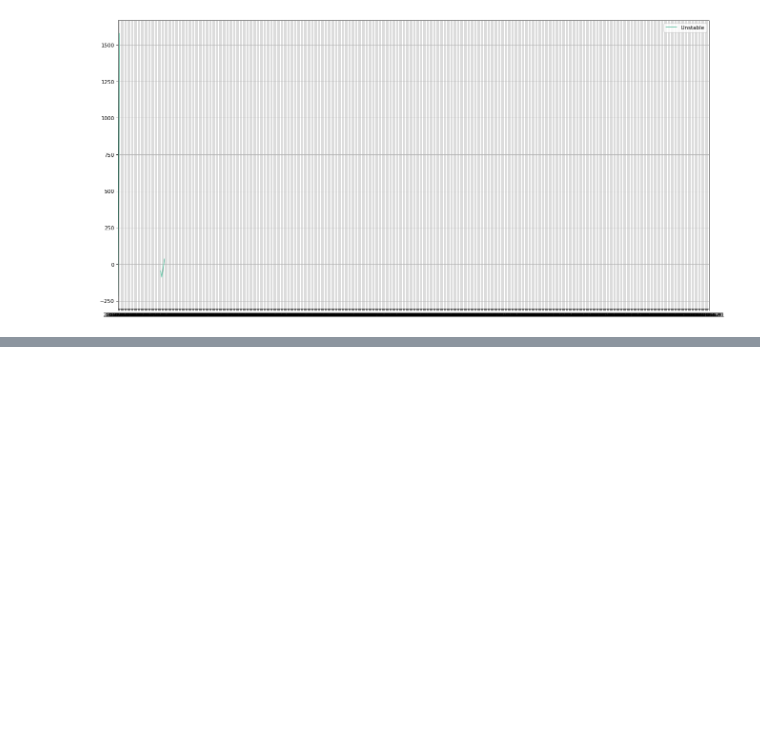
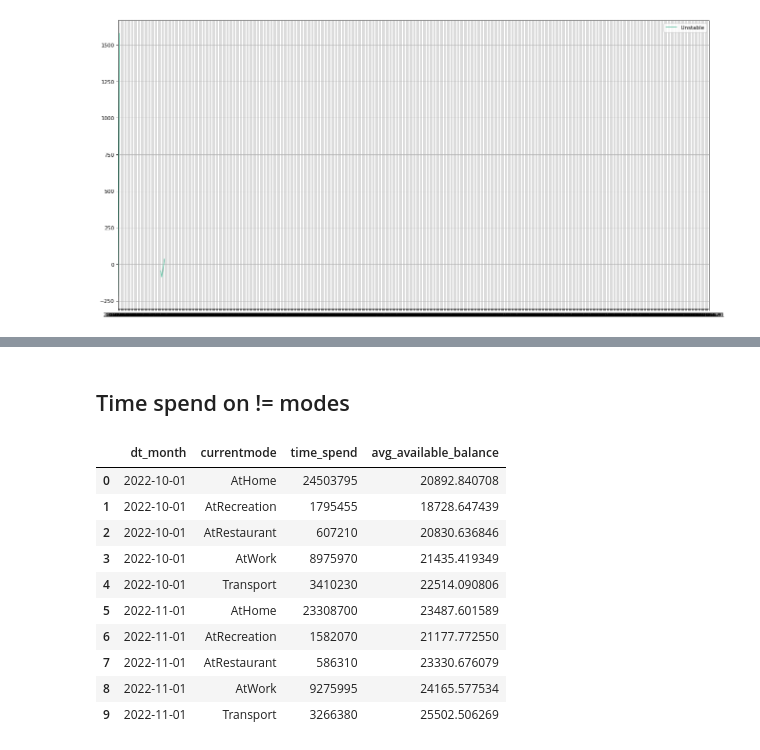
Before and after one commit to blukitas/Viz_2022_Grupo_4, a Jupyter notebook: docker/Notebooks/01.financial_status_over_time.ipynb, the cells around one changed output, grey strips where cells are left out. Cells and saved outputs as stored; diff of their text form; code cells hidden in the pictures; blank space fills up the shorter version.

```diff
--- a/docker/Notebooks/01.financial_status_over_time.ipynb
+++ b/docker/Notebooks/01.financial_status_over_time.ipynb
@@ -105,0 +127,2 @@ plt.show()
+# %% [markdown]
+## Time spend on != modes
@@ -105,0 +142,14 @@ plt.show()
+# %%
+df.head(10)
+# %% [output]
+|  | dt_month | currentmode | time_spend | avg_available_balance |
+| 0 | 2022-10-01 | AtHome | 24503795 | 20892.840708 |
+| 1 | 2022-10-01 | AtRecreation | 1795455 | 18728.647439 |
+| 2 | 2022-10-01 | AtRestaurant | 607210 | 20830.636846 |
+| 3 | 2022-10-01 | AtWork | 8975970 | 21435.419349 |
+| 4 | 2022-10-01 | Transport | 3410230 | 22514.090806 |
+| 5 | 2022-11-01 | AtHome | 23308700 | 23487.601589 |
+| 6 | 2022-11-01 | AtRecreation | 1582070 | 21177.772550 |
+| 7 | 2022-11-01 | AtRestaurant | 586310 | 23330.676079 |
+| 8 | 2022-11-01 | AtWork | 9275995 | 24165.577534 |
+| 9 | 2022-11-01 | Transport | 3266380 | 25502.506269 |
```
Also changed, not shown: parts of 10 cells of this notebook, 1 other file.
